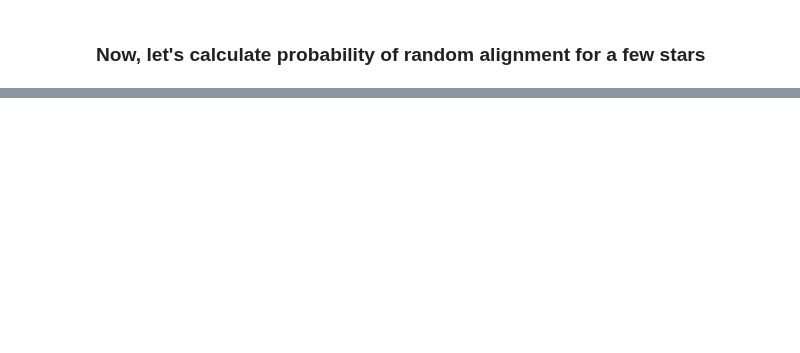
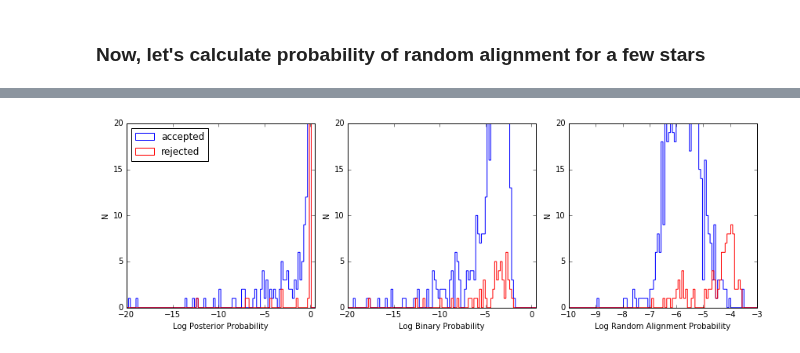
Before and after one commit to astroJeff/gaia_binaries, a Jupyter notebook: notebooks/NLTT.ipynb, the cells around one changed output, grey strips where cells are left out. Drawn from its saved outputs; the diff is of its cells as text; code cells hidden in the pictures; blank space fills up the shorter version.

```diff
--- a/notebooks/NLTT.ipynb
+++ b/notebooks/NLTT.ipynb
@@ -967,0 +1027,9 @@ print prob[0]
+# %%
+# Set zero probabilities to some arbitrarily small number
+pair_CG_accept['P_random'][np.where(pair_CG_accept['P_random'] == 0.0)] = 1.0e-50
+pair_CG_reject['P_random'][np.where(pair_CG_reject['P_random'] == 0.0)] = 1.0e-50
+pair_CG_accept['P_binary'][np.where(pair_CG_accept['P_binary'] == 0.0)] = 1.0e-55
+pair_CG_reject['P_binary'][np.where(pair_CG_reject['P_binary'] == 0.0)] = 1.0e-55
+
+P_CG_accept = pair_CG_accept['P_binary'] / (pair_CG_accept['P_random'] + pair_CG_accept['P_binary'])
+P_CG_reject = pair_CG_reject['P_binary'] / (pair_CG_reject['P_random'] + pair_CG_reject['P_binary'])
@@ -967,0 +1042,46 @@ print prob[0]
+# %%
+fig, ax = plt.subplots(1, 3, figsize=(12, 4))
+
+
+# Full posterior
+xmin, xmax = -20, 0.5
+ax[0].hist(np.log10(P_CG_accept), bins=100, histtype='step', color='b', range=[xmin, xmax], label='accepted')
+ax[0].hist(np.log10(P_CG_reject), bins=100, histtype='step', color='r', range=[xmin, xmax], label='rejected')
+
+ax[0].set_xlim(xmin, xmax)
+ax[0].set_ylim(0.0, 20.0)
+ax[0].set_xlabel('Log Posterior Probability')
+ax[0].set_ylabel('N')
+
+ax[0].legend(loc=2)
+
+
+
+# P_binary
+xmin, xmax = -20, 0.5
+ax[1].hist(np.log10(pair_CG_accept['P_binary']), bins=100, histtype='step', color='b', range=[xmin, xmax])
+ax[1].hist(np.log10(pair_CG_reject['P_binary']), bins=100, histtype='step', color='r', range=[xmin, xmax])
+
+ax[1].set_xlim(xmin, xmax)
+ax[1].set_ylim(0.0, 20.0)
+ax[1].set_xlabel('Log Binary Probability')
+ax[1].set_ylabel('N')
+
+
+
+# P_random
+xmin, xmax = -10, -3
+ax[2].hist(np.log10(pair_CG_accept['P_random']), bins=100, histtype='step', color='b', range=[xmin, xmax])
+ax[2].hist(np.log10(pair_CG_reject['P_random']), bins=100, histtype='step', color='r', range=[xmin, xmax])
+
+ax[2].set_xlim(xmin, xmax)
+ax[2].set_ylim(0.0, 20.0)
+ax[2].set_xlabel('Log Random Alignment Probability')
+ax[2].set_ylabel('N')
+
+plt.tight_layout()
+plt.savefig('../figures/Prob_CG05.pdf')
+
+#plt.show()
+# %% [output]
+[figure, added]
```
Also changed, not shown: parts of 17 cells of this notebook, 1 other file.
